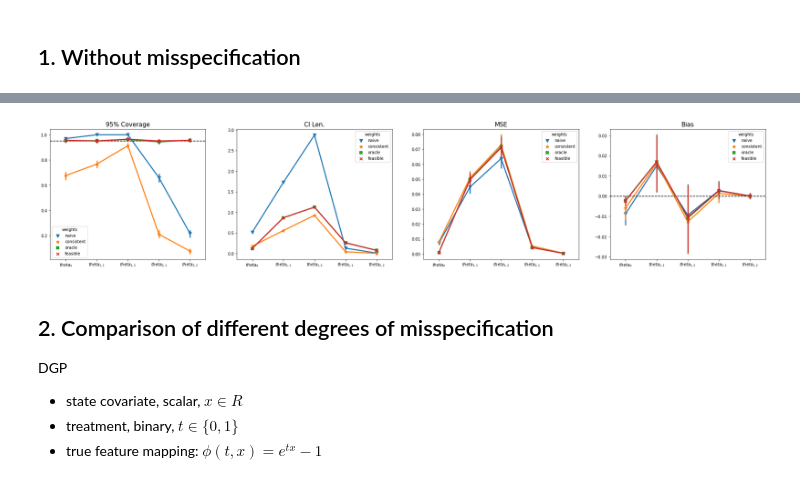
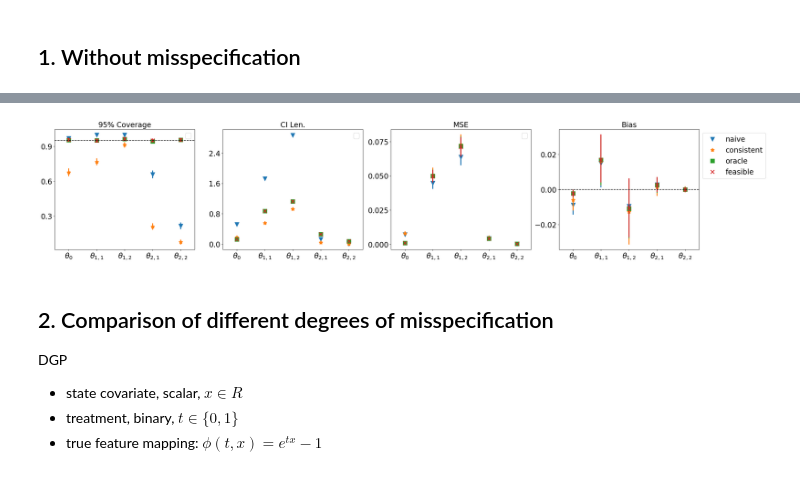
Before and after one commit to RuohanZhan/rl_inference, a Jupyter notebook: plots_GMM.ipynb, the cells around one changed output, grey strips where cells are left out. Saved outputs shown, nothing was run; the diff lists cells and outputs as text; code cells hidden in the pictures.

Commit message:
update plots

```diff
--- a/plots_GMM.ipynb
+++ b/plots_GMM.ipynb
@@ -76,14 +96,20 @@ def get_param_df(path_name):
 # %%
 from matplotlib import rcParams
 rcParams['text.usetex'] = False
+import matplotlib as mpl
+mpl.rcParams['legend.fontsize'] = 20
 def plot(df, stat, baselines=None, col='params', col_wrap=5, estimator=np.mean, yname=None):
     g = sns.catplot(data=df, col_wrap=col_wrap, hue='weights', x='batch', y=stat, col=col, kind='point', estimator=estimator)
-    titles = ['$theta_0$', '$theta_{1,1}$', '$theta_{1,2}$', '$theta_{2,1}$', '$theta_{2,2}$']
+    g._legend.set_title("")
+    titles = [r'$\theta_0$', r'$\theta_{1,1}$', r'$\theta_{1,2}$', r'$\theta_{2,1}$', r'$\theta_{2,2}$']
     for k in range(5):
         ax = g.axes.flatten()[k]
-        ax.set_title(titles[k], fontsize=15)
-        ax.set_ylabel(yname, fontsize=12)
-        ax.set_xlabel('Batch', fontsize=12)
+        ax.set_title(titles[k], fontsize=20)
+        ax.set_ylabel(yname, fontsize=20)
+        ax.set_xlabel('Batch', fontsize=20)
+        ax.tick_params(axis='y', labelsize=18)
+        ax.tick_params(axis='x', labelsize=18)
+        ax.yaxis.set_major_locator(MaxNLocator(nbins=4))
         if baselines is not None:
             ax.axhline(baselines[k], ls='--', c='k')
 
@@ -98,2 +123,4 @@ df_params = df_lasso.query("noise_std==2 & noise_dis=='normal'")
+# %%
+df_params = pd.read_csv('./plots/df_params.csv')
 # %%
 plot(df_params, 'cov_param', baselines=[confidence] * 5, yname=f'{int(100*confidence)}% Coverage')
@@ -141,4 +169,4 @@ def plot_hist(df, stat, batch=None):
     g.fig.tight_layout()
 # %%
-name_dict = {0:'$theta_0$', 1:'$theta_{1,1}$', 2:'$theta_{1,2}$', 3:'$theta_{2,1}$', 4:'$theta_{2,2}$'}
+name_dict = {0:r'$\theta_0$', 1:r'$\theta_{1,1}$', 2:r'$\theta_{1,2}$', 3:r'$\theta_{2,1}$', 4:r'$\theta_{2,2}$'}
 df_params['params_name'] = [name_dict[i] for i in df_params.params]
@@ -155,22 +178,29 @@ plt.savefig('./plots/tstats_hist_gmm.pdf')
 # %%
 f, axes = plt.subplots(ncols=4, figsize=(4*8, 6))
 stats = ['cov_param', 'std', 'mse', 'error']
 estimators = [np.mean, lambda x:4*np.mean(x), np.mean, np.mean]
 names = [f'{int(100*confidence)}% Coverage', 'CI Len.', 'MSE', 'Bias']
 baselines = [confidence, None, None, 0]
-x_ticklabels = ['$theta_0$', '$theta_{1,1}$', '$theta_{1,2}$', '$theta_{2,1}$', '$theta_{2,2}$']
+x_ticklabels = [r'$\theta_0$', r'$\theta_{1,1}$', r'$\theta_{1,2}$', r'$\theta_{2,1}$', r'$\theta_{2,2}$']
 for ax, stat, estimator, name, b in zip(axes, stats, estimators, names, baselines):
-    sns.pointplot(data=df_params.query("batch==50"), x='params', y=stat, hue='weights', ax=ax, estimator=estimator, markers=["v", "*", "s", "x"], linestyle='', markersize=10)
-    ax.set_title(name, fontsize=15)
-    ax.set_ylabel("", fontsize=12)
-    ax.set_xlabel('', fontsize=12)
+    sns.pointplot(data=df_params.query("batch==50"), x='params', y=stat,
+                  hue='weights', ax=ax, estimator=estimator, markers=["v", "*", "s", "x"], linestyle='', markersize=10)
+    ax.set_title(name, fontsize=20)
+    ax.set_ylabel("", fontsize=20)
+    ax.set_xlabel('', fontsize=20)
     ax.set_xticks(ax.get_xticks())
-    ax.set_xticklabels(x_ticklabels)
+    ax.set_xticklabels(x_ticklabels, fontsize=20)
+    ax.tick_params(axis='y', labelsize=20)
+    ax.yaxis.set_major_locator(MaxNLocator(nbins=4))
+    if name == "Bias":
+        ax.legend(bbox_to_anchor= (1.5, 1.0), fontsize=20)
+    else:
+        ax.legend("")
     if b is not None:
         ax.axhline(b, ls='--', c='k')
-plt.savefig('./plots/lasso_last_all.pdf')
+plt.savefig('./plots/lasso_last_all_gmm.pdf', bbox_inches='tight')
 # %% [output]
-[figure, old version]
+[figure, new version]
 # %% [markdown]
 ## 2. Comparison of different degrees of misspecification
 DGP
```
Also changed, not shown: parts of 20 cells of this notebook, 14 other files.
